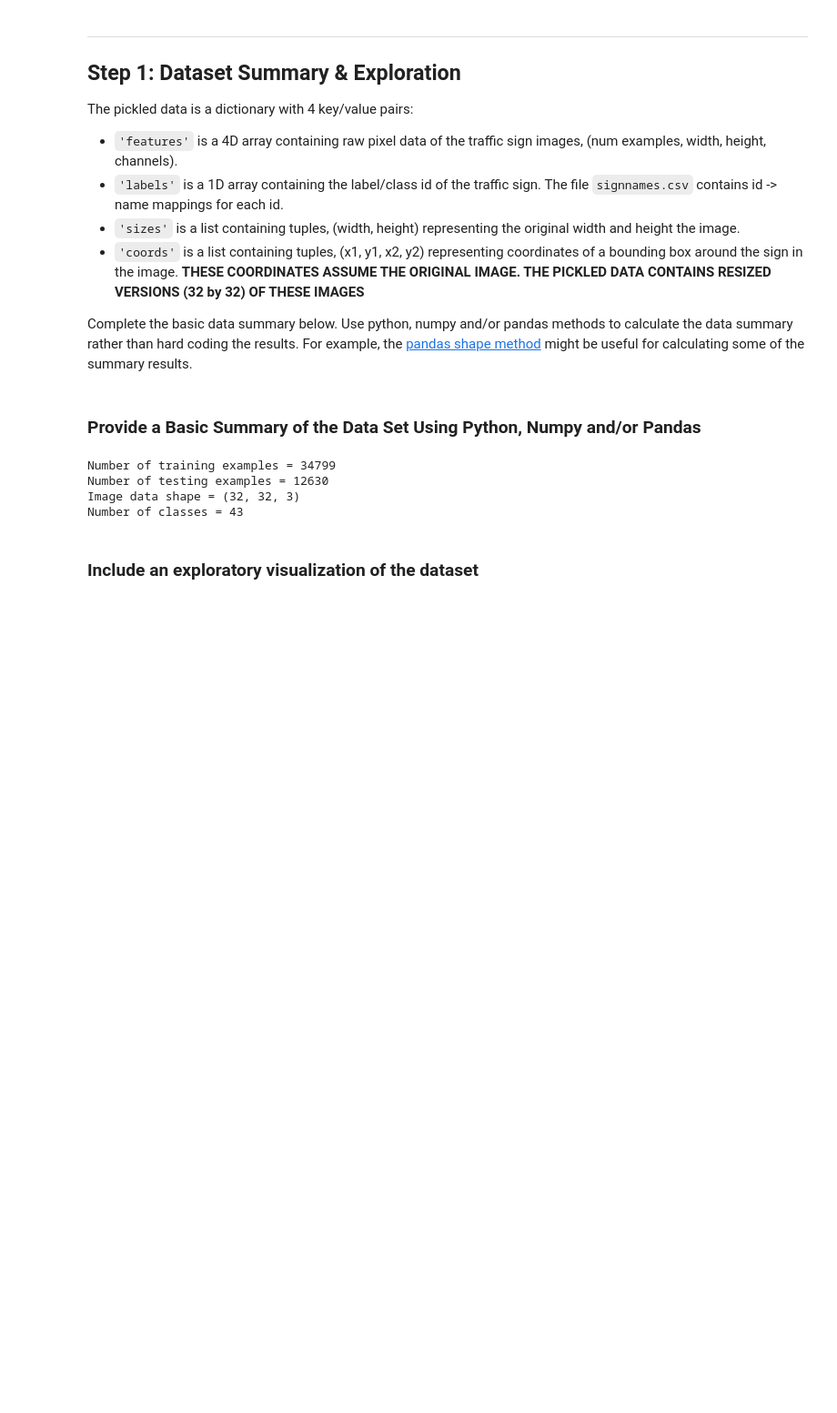
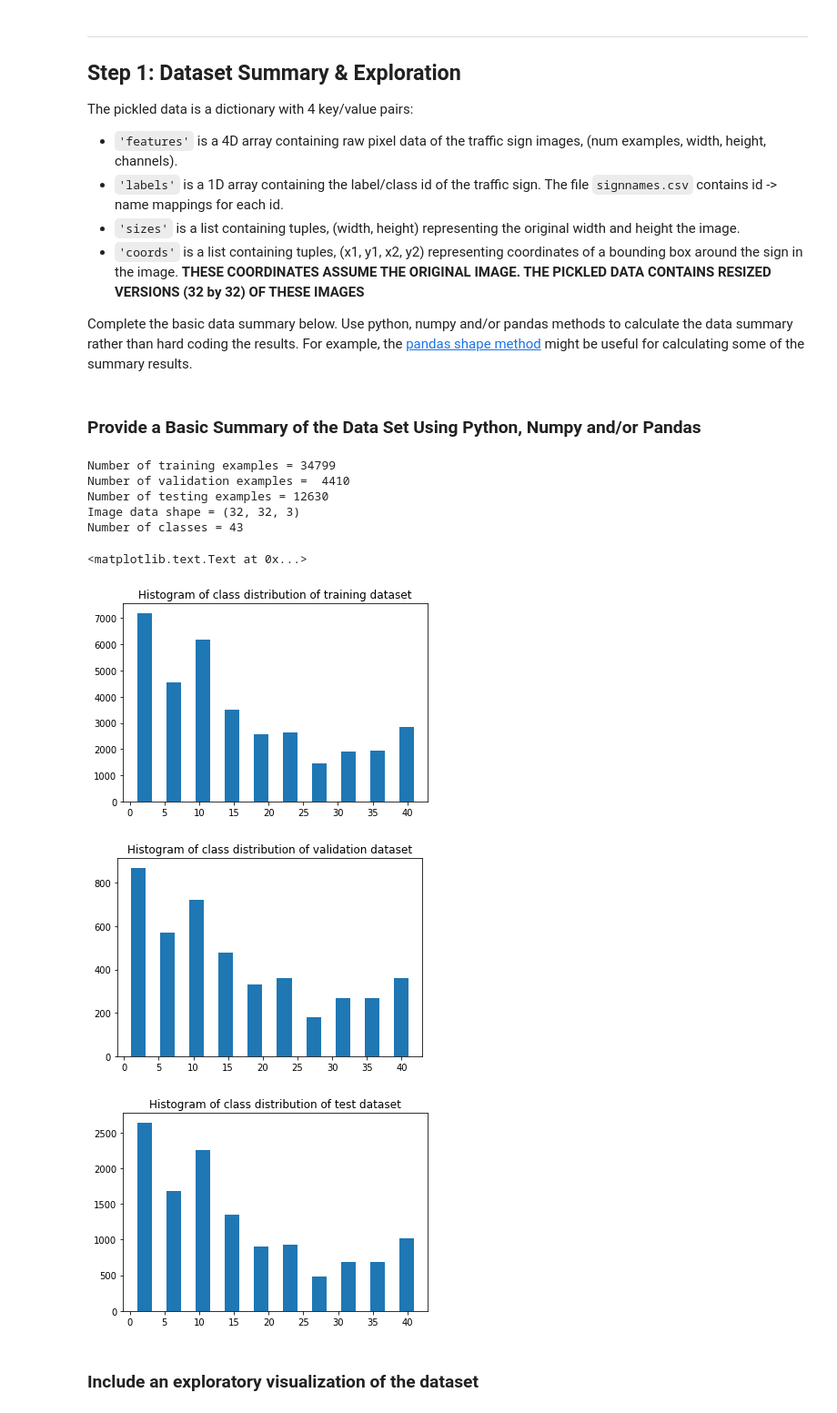
Before and after one commit to ajayaraman/CarND-P2-TrafficSignRecognition, a Jupyter notebook: Traffic_Sign_Classifier.ipynb, the cells around one changed output. Shown at 91% size. Drawn from its saved outputs; the diff is of its cells as text; code cells hidden in the pictures; blank space fills up the shorter version.

```diff
--- a/Traffic_Sign_Classifier.ipynb
+++ b/Traffic_Sign_Classifier.ipynb
@@ -58,33 +58,56 @@ Complete the basic data summary below. Use python, numpy and/or pandas methods t
 ### Replace each question mark with the appropriate value.
 ### Use python, pandas or numpy methods rather than hard coding the results
 
 import numpy as np
 import pandas as pd
+import matplotlib.pyplot as plt
+%matplotlib inline
 
 #  Number of training examples
 n_train = X_train.shape[0]
 
 # Number of validation examples
 n_validation = X_valid.shape[0]
 
 # TODO: Number of testing examples.
 n_test = X_test.shape[0]
 
 # TODO: What's the shape of an traffic sign image?
 image_shape = X_train.shape[1:]
 
 # TODO: How many unique classes/labels there are in the dataset.
 n_classes =  len(np.unique(y_train))
 
 print("Number of training examples =", n_train)
+print("Number of validation examples = ", n_validation)
 print("Number of testing examples =", n_test)
 print("Image data shape =", image_shape)
 print("Number of classes =", n_classes)
+
+#Plot visualization for number of images in each class
+plt.figure()
+h = plt.hist(y_train, rwidth = 0.5)
+plt.title("Histogram of class distribution of training dataset")
+
+#Plot visualization for number of images in each class
+plt.figure()
+h = plt.hist(y_valid, rwidth = 0.5)
+plt.title("Histogram of class distribution of validation dataset")
+
+#Plot visualization for number of images in each class
+plt.figure()
+h = plt.hist(y_test, rwidth = 0.5)
+plt.title("Histogram of class distribution of test dataset")
 # %% [output]
 Number of training examples = 34799
+Number of validation examples =  4410
 Number of testing examples = 12630
 Image data shape = (32, 32, 3)
 Number of classes = 43
+<matplotlib.text.Text at 0x...>
+[figure, added]
+[figure, added]
+[figure, added]
 # %% [markdown]
 ### Include an exploratory visualization of the dataset
 # %% [markdown]
```
Also changed, not shown: parts of 3 cells of this notebook, 1 other file.
